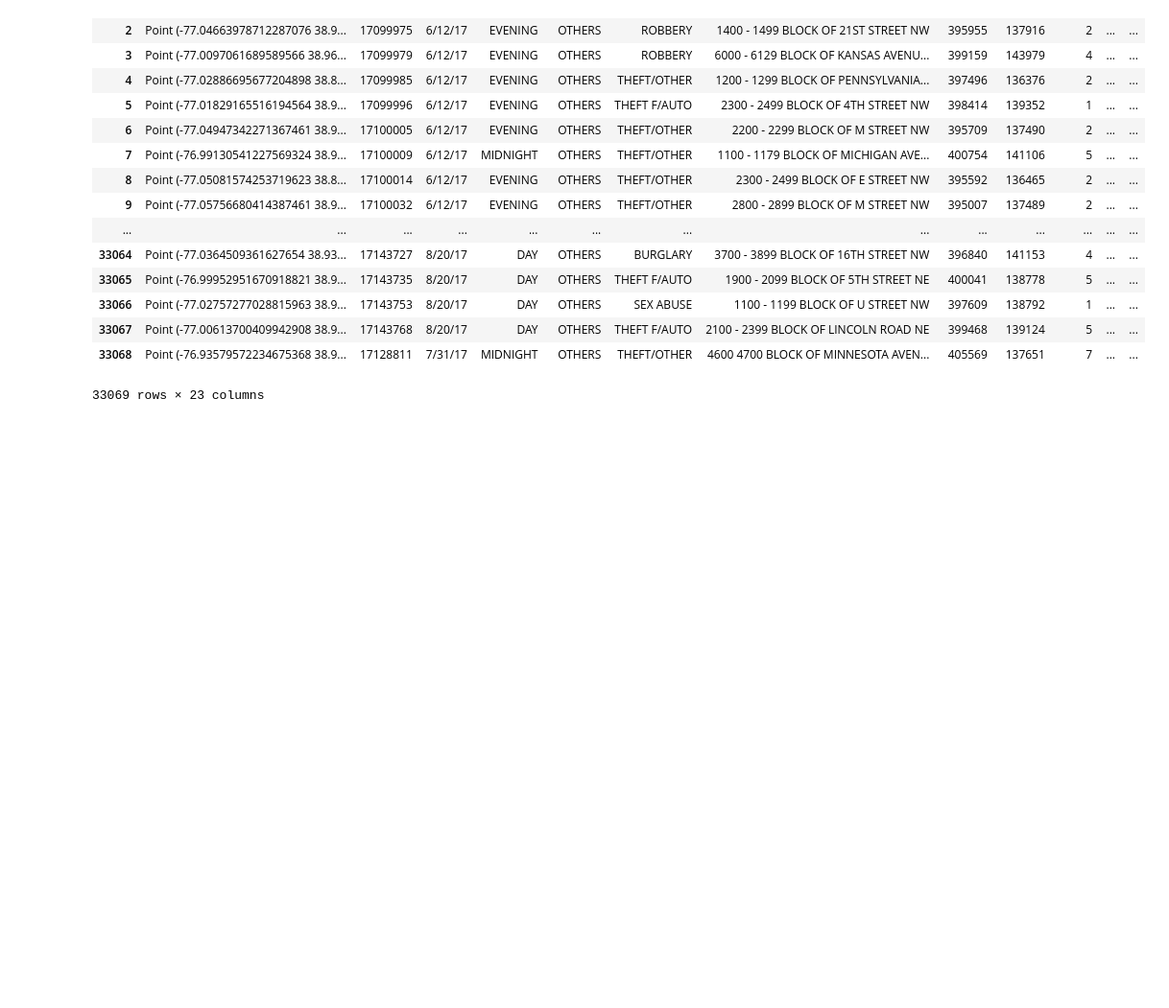
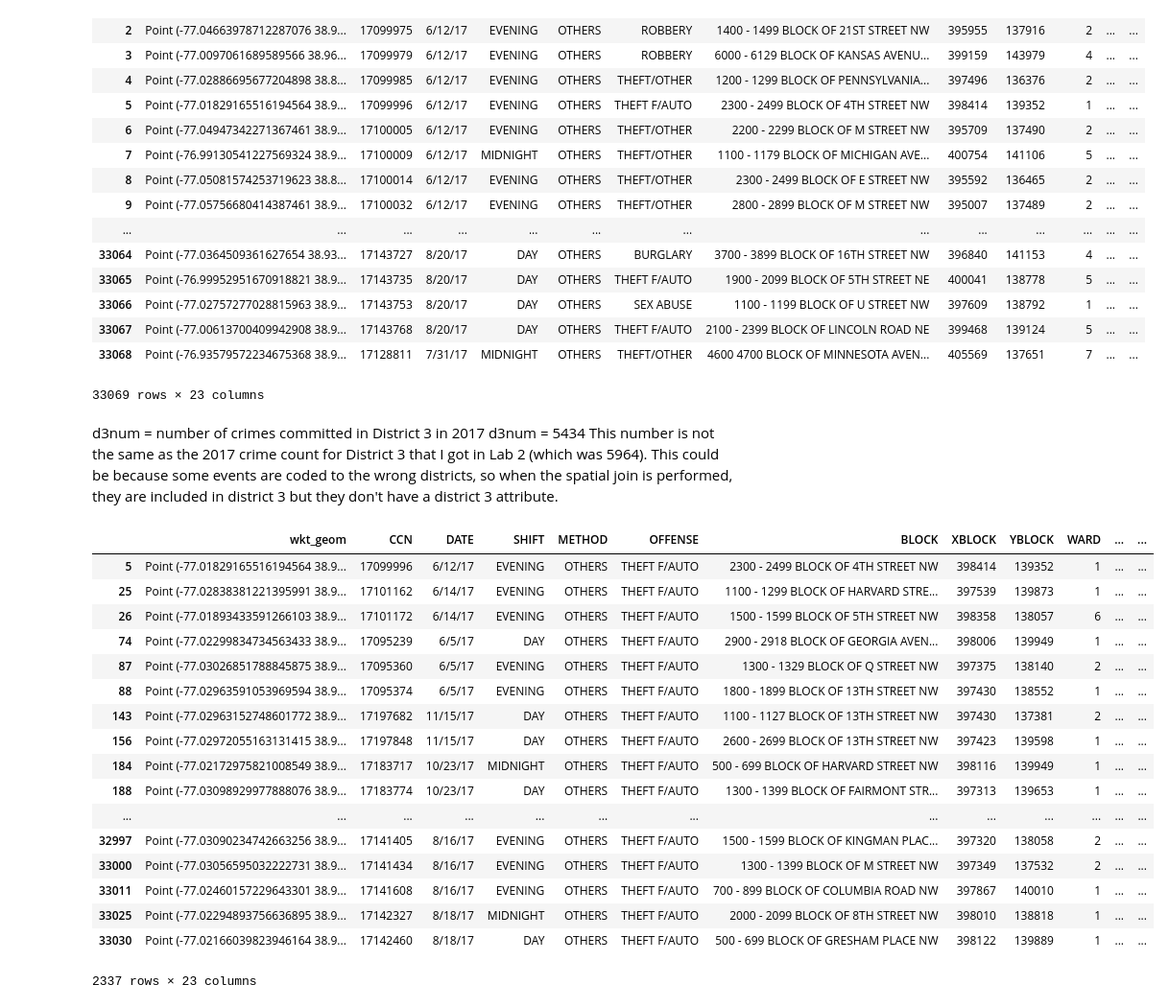
Before and after one commit to nfs26/GEOG682_Lab3, a Jupyter notebook: Smith_Lab3.ipynb, the cells around one changed output. Shown at 96% size. Drawn from its saved outputs; the diff is of its cells as text; code cells hidden in the pictures; blank space fills up the shorter version.

```diff
--- a/Smith_Lab3.ipynb
+++ b/Smith_Lab3.ipynb
@@ -35,3 +39,29 @@ jan_num=len(jan_data)
 # %%
 d3 = data[data['DISTRICT']==3]
 d3_num = len(d3)
+# %% [markdown]
+d3num = number of crimes committed in District 3 in 2017
+d3num = 5434
+This number is not the same as the 2017 crime count for District 3 that I got in Lab 2 (which was 5964).  This could be because some events are coded to the wrong districts, so when the spatial join is performed, they are included in district 3 but they don't have a district 3 attribute.
+# %%
+d3_auto = d3[d3['OFFENSE']=="THEFT F/AUTO"]
+d3_auto
+# %% [output]
+|  | wkt_geom | CCN | DATE | SHIFT | METHOD | OFFENSE | BLOCK | XBLOCK | YBLOCK | WARD | ... | ... |
+| 5 | Point (-77.01829165516194564 38.9... | 17099996 | 6/12/17 | EVENING | OTHERS | THEFT F/AUTO | 2300 - 2499 BLOCK OF 4TH STREET NW | 398414 | 139352 | 1 | ... | ... |
+| 25 | Point (-77.02838381221395991 38.9... | 17101162 | 6/14/17 | EVENING | OTHERS | THEFT F/AUTO | 1100 - 1299 BLOCK OF HARVARD STRE... | 397539 | 139873 | 1 | ... | ... |
+| 26 | Point (-77.01893433591266103 38.9... | 17101172 | 6/14/17 | EVENING | OTHERS | THEFT F/AUTO | 1500 - 1599 BLOCK OF 5TH STREET NW | 398358 | 138057 | 6 | ... | ... |
+| 74 | Point (-77.02299834734563433 38.9... | 17095239 | 6/5/17 | DAY | OTHERS | THEFT F/AUTO | 2900 - 2918 BLOCK OF GEORGIA AVEN... | 398006 | 139949 | 1 | ... | ... |
+| 87 | Point (-77.03026851788845875 38.9... | 17095360 | 6/5/17 | EVENING | OTHERS | THEFT F/AUTO | 1300 - 1329 BLOCK OF Q STREET NW | 397375 | 138140 | 2 | ... | ... |
+| 88 | Point (-77.02963591053969594 38.9... | 17095374 | 6/5/17 | EVENING | OTHERS | THEFT F/AUTO | 1800 - 1899 BLOCK OF 13TH STREET NW | 397430 | 138552 | 1 | ... | ... |
+| 143 | Point (-77.02963152748601772 38.9... | 17197682 | 11/15/17 | DAY | OTHERS | THEFT F/AUTO | 1100 - 1127 BLOCK OF 13TH STREET NW | 397430 | 137381 | 2 | ... | ... |
+| 156 | Point (-77.02972055163131415 38.9... | 17197848 | 11/15/17 | DAY | OTHERS | THEFT F/AUTO | 2600 - 2699 BLOCK OF 13TH STREET NW | 397423 | 139598 | 1 | ... | ... |
+| 184 | Point (-77.02172975821008549 38.9... | 17183717 | 10/23/17 | MIDNIGHT | OTHERS | THEFT F/AUTO | 500 - 699 BLOCK OF HARVARD STREET NW | 398116 | 139949 | 1 | ... | ... |
+| 188 | Point (-77.03098929977888076 38.9... | 17183774 | 10/23/17 | DAY | OTHERS | THEFT F/AUTO | 1300 - 1399 BLOCK OF FAIRMONT STR... | 397313 | 139653 | 1 | ... | ... |
+| ... | ... | ... | ... | ... | ... | ... | ... | ... | ... | ... | ... | ... |
+| 32997 | Point (-77.03090234742663256 38.9... | 17141405 | 8/16/17 | EVENING | OTHERS | THEFT F/AUTO | 1500 - 1599 BLOCK OF KINGMAN PLAC... | 397320 | 138058 | 2 | ... | ... |
+| 33000 | Point (-77.03056595032222731 38.9... | 17141434 | 8/16/17 | EVENING | OTHERS | THEFT F/AUTO | 1300 - 1399 BLOCK OF M STREET NW | 397349 | 137532 | 2 | ... | ... |
+| 33011 | Point (-77.02460157229643301 38.9... | 17141608 | 8/16/17 | EVENING | OTHERS | THEFT F/AUTO | 700 - 899 BLOCK OF COLUMBIA ROAD NW | 397867 | 140010 | 1 | ... | ... |
+| 33025 | Point (-77.02294893756636895 38.9... | 17142327 | 8/18/17 | MIDNIGHT | OTHERS | THEFT F/AUTO | 2000 - 2099 BLOCK OF 8TH STREET NW | 398010 | 138818 | 1 | ... | ... |
+| 33030 | Point (-77.02166039823946164 38.9... | 17142460 | 8/18/17 | DAY | OTHERS | THEFT F/AUTO | 500 - 699 BLOCK OF GRESHAM PLACE NW | 398122 | 139889 | 1 | ... | ... |
+2337 rows × 23 columns
```
Also changed, not shown: parts of 6 cells of this notebook.
